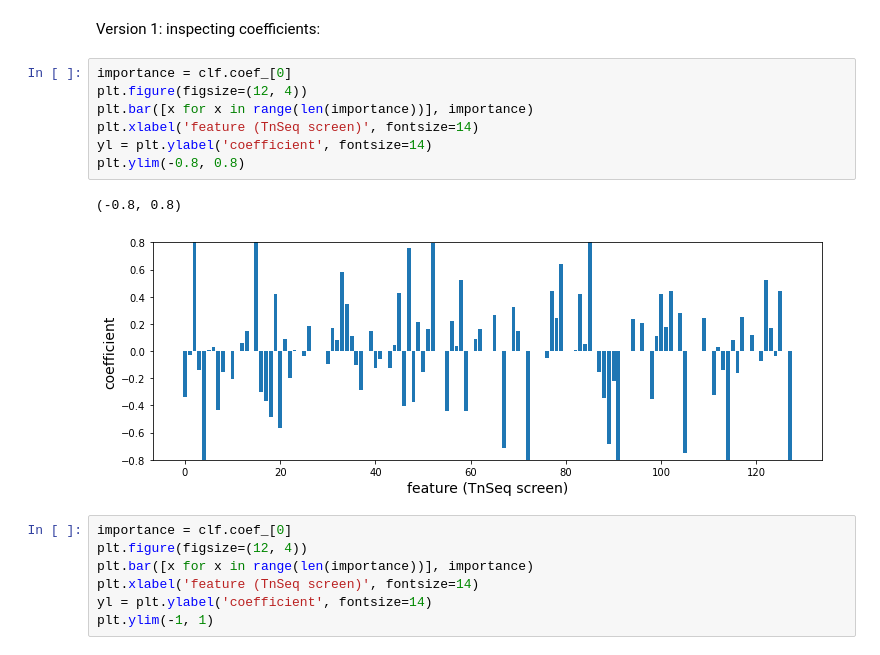
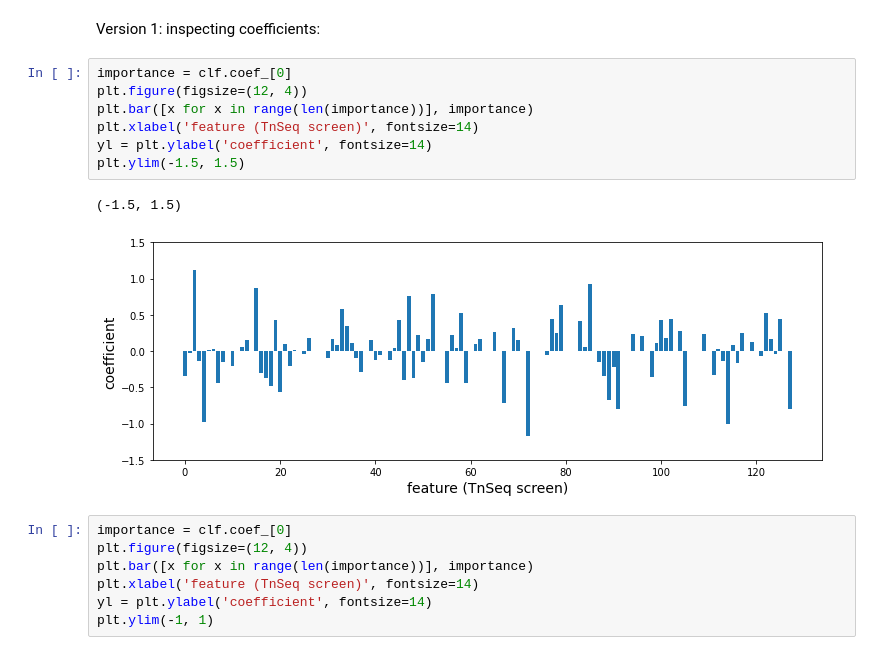
Before and after one commit to ajinich/mtb_tn_db, a Jupyter notebook: ml-standardised_data/PE_insertion_analysis.ipynb, the cells around one changed output. Drawn from its saved outputs; the diff is of its cells as text.

```diff
--- a/ml-standardised_data/PE_insertion_analysis.ipynb
+++ b/ml-standardised_data/PE_insertion_analysis.ipynb
@@ -83,13 +83,13 @@ Version 1: inspecting coefficients:
 # %%
 importance = clf.coef_[0]
 plt.figure(figsize=(12, 4))
 plt.bar([x for x in range(len(importance))], importance)
 plt.xlabel('feature (TnSeq screen)', fontsize=14)
 yl = plt.ylabel('coefficient', fontsize=14)
-plt.ylim(-0.8, 0.8)
+plt.ylim(-1.5, 1.5)
 # %% [output]
-(-0.8, 0.8)
+(-1.5, 1.5)
-[figure, old version]
+[figure, new version]
 # %%
 importance = clf.coef_[0]
 plt.figure(figsize=(12, 4))
```
Also changed, not shown: parts of 1 cell of this notebook, 1 other file.
